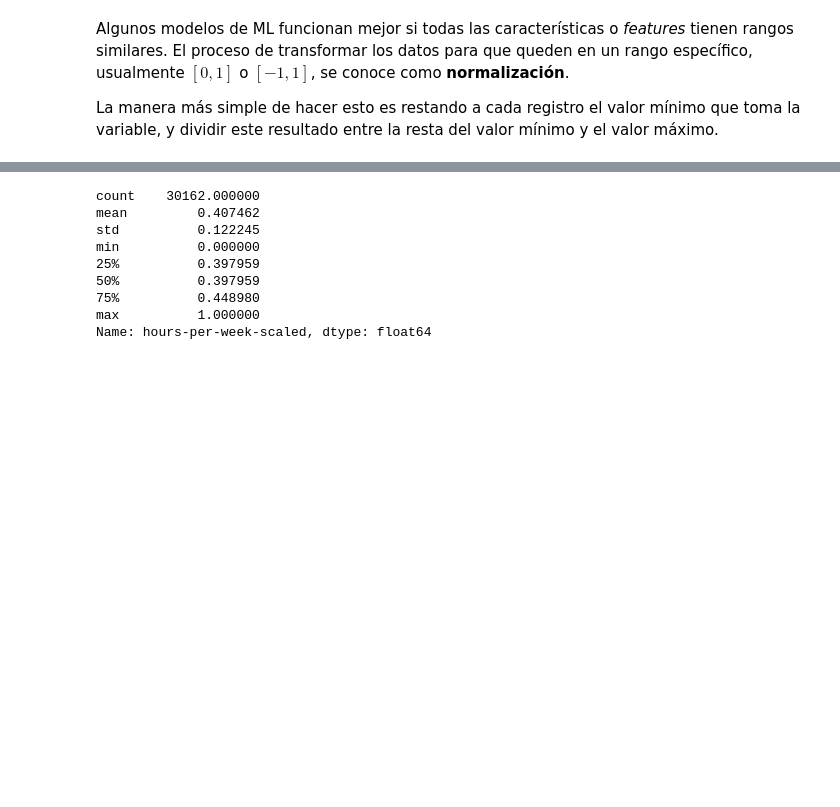
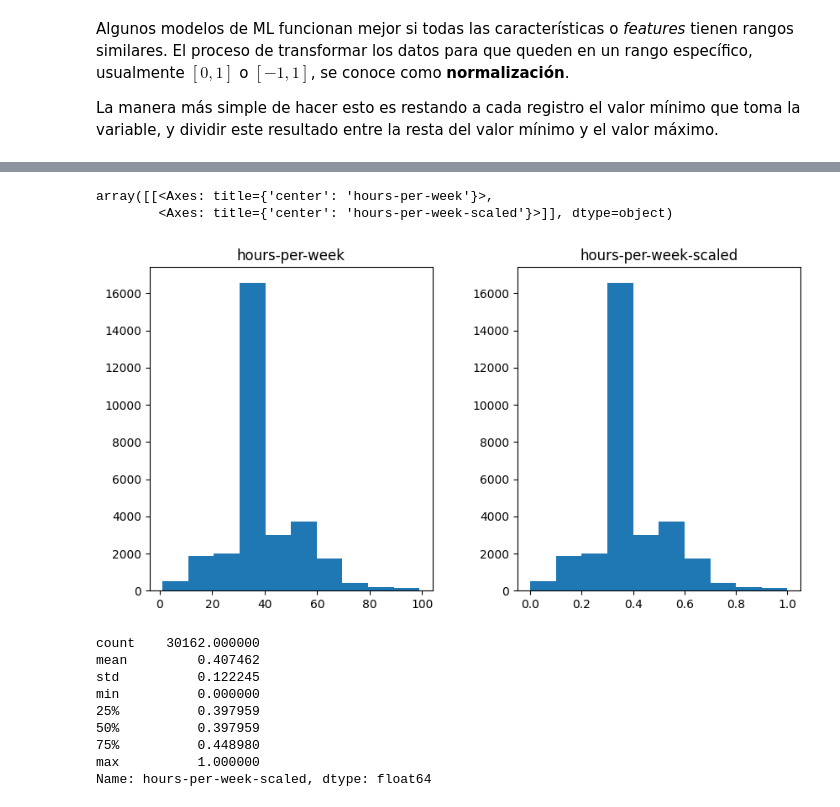
Before and after one commit to Enedev/ap-2026-1-62, a Jupyter notebook: notebooks/Procesamiento_de_datos_numericos.ipynb, the cells around one changed output, grey strips where cells are left out. Saved outputs shown, nothing was run; the diff lists cells and outputs as text; code cells hidden in the pictures; blank space fills up the shorter version.

```diff
--- a/notebooks/Procesamiento_de_datos_numericos.ipynb
+++ b/notebooks/Procesamiento_de_datos_numericos.ipynb
@@ -201,6 +201,12 @@ df.head()
 | 2 | 38 | Private | 215646 | HS-grad | 9 | Divorced | Handlers-cleaners | Not-in-family | ... |
 | 3 | 53 | Private | 234721 | 11th | 7 | Married-civ-spouse | Handlers-cleaners | Husband | ... |
 | 4 | 28 | Private | 338409 | Bachelors | 13 | Married-civ-spouse | Prof-specialty | Wife | ... |
+# %%
+df[['hours-per-week','hours-per-week-scaled']].hist(figsize=(10,5), grid=False)
+# %% [output]
+array([[<Axes: title={'center': 'hours-per-week'}>,
+        <Axes: title={'center': 'hours-per-week-scaled'}>]], dtype=object)
+[figure, added]
 # %%
 df['hours-per-week-scaled'].describe()
 # %% [output]
```
Also changed, not shown: parts of 14 cells of this notebook.
